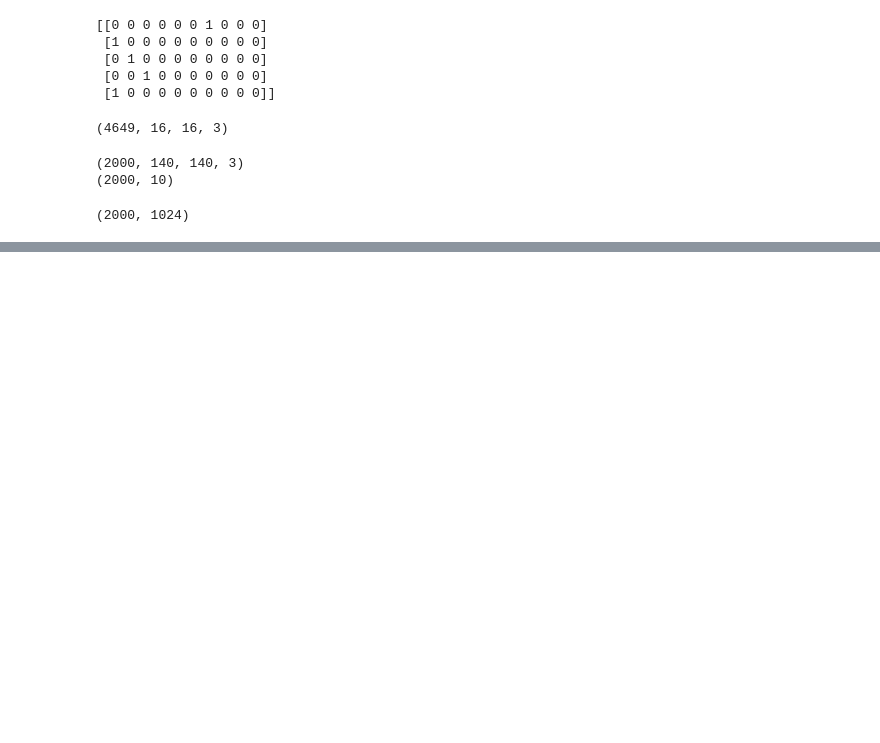
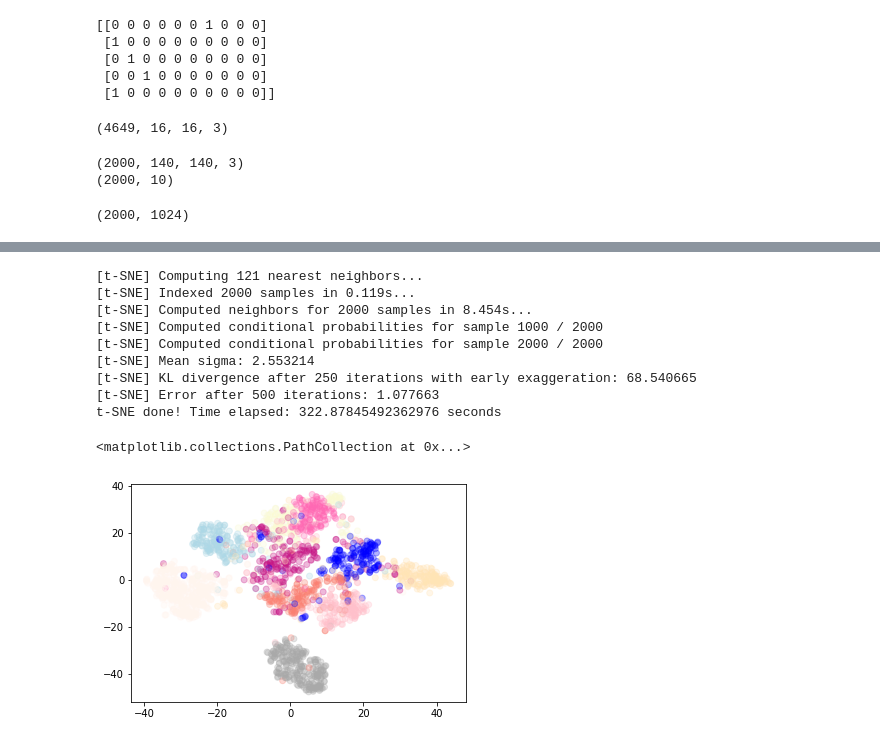
Before and after one commit to Henrywcj/Undergrad_Research, a Jupyter notebook: Feature Extraction of USPS using fine tuned Inception V3.ipynb, the cells around one changed output, grey strips where cells are left out. Saved outputs shown, nothing was run; the diff lists cells and outputs as text; code cells hidden in the pictures; blank space fills up the shorter version.

```diff
--- a/Feature Extraction of USPS using fine tuned Inception V3.ipynb
+++ b/Feature Extraction of USPS using fine tuned Inception V3.ipynb
@@ -245,0 +283,24 @@ plt.scatter(x = tsne_one[:n_sne], y = tsne_two[:n_sne], c = webcam_labels[:n_sne
+# %%
+# Now we just do t-SNE, as Dr. Deutsch suggested
+# Next, denoised data
+ime_start = time.time()
+
+tsne = TSNE(n_components=2, verbose=1, perplexity=40, n_iter=500)
+tsne_pca_results = tsne.fit_transform(usps_denoised[:n_sne])
+
+print ('t-SNE done! Time elapsed: {} seconds'.format(time.time()-time_start))
+tsne_one = tsne_pca_results[:, 0]
+tsne_two = tsne_pca_results[:, 1]
+plt.scatter(x = tsne_one[:n_sne], y = tsne_two[:n_sne], c = usps_label_normal[:n_sne], cmap=matplotlib.colors.ListedColormap(colors), alpha = 0.3)
+# %% [output]
+[t-SNE] Computing 121 nearest neighbors...
+[t-SNE] Indexed 2000 samples in 0.119s...
+[t-SNE] Computed neighbors for 2000 samples in 8.454s...
+[t-SNE] Computed conditional probabilities for sample 1000 / 2000
+[t-SNE] Computed conditional probabilities for sample 2000 / 2000
+[t-SNE] Mean sigma: 2.553214
+[t-SNE] KL divergence after 250 iterations with early exaggeration: 68.540665
+[t-SNE] Error after 500 iterations: 1.077663
+t-SNE done! Time elapsed: 322.87845492362976 seconds
+<matplotlib.collections.PathCollection at 0x...>
+[figure, added]
```
Also changed, not shown: parts of 11 cells of this notebook.
